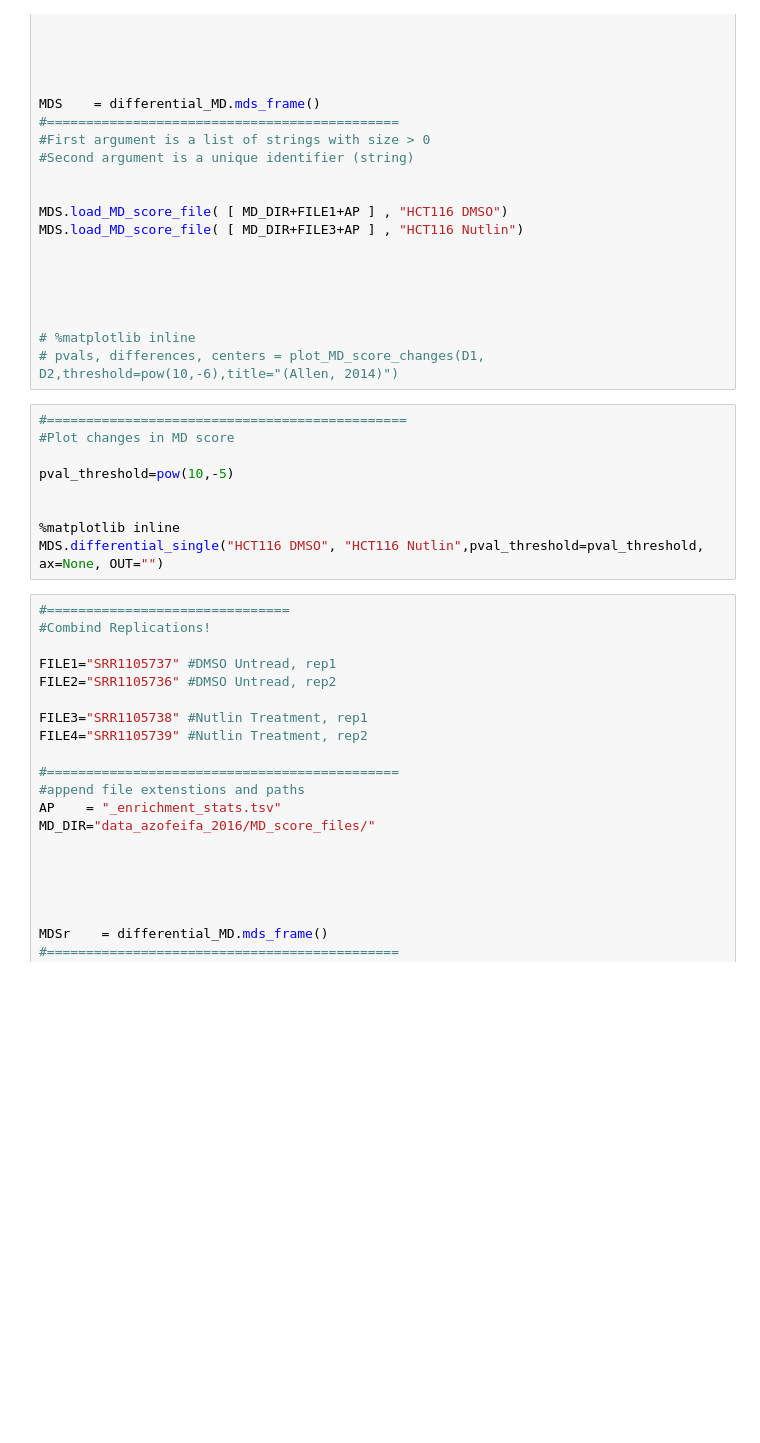
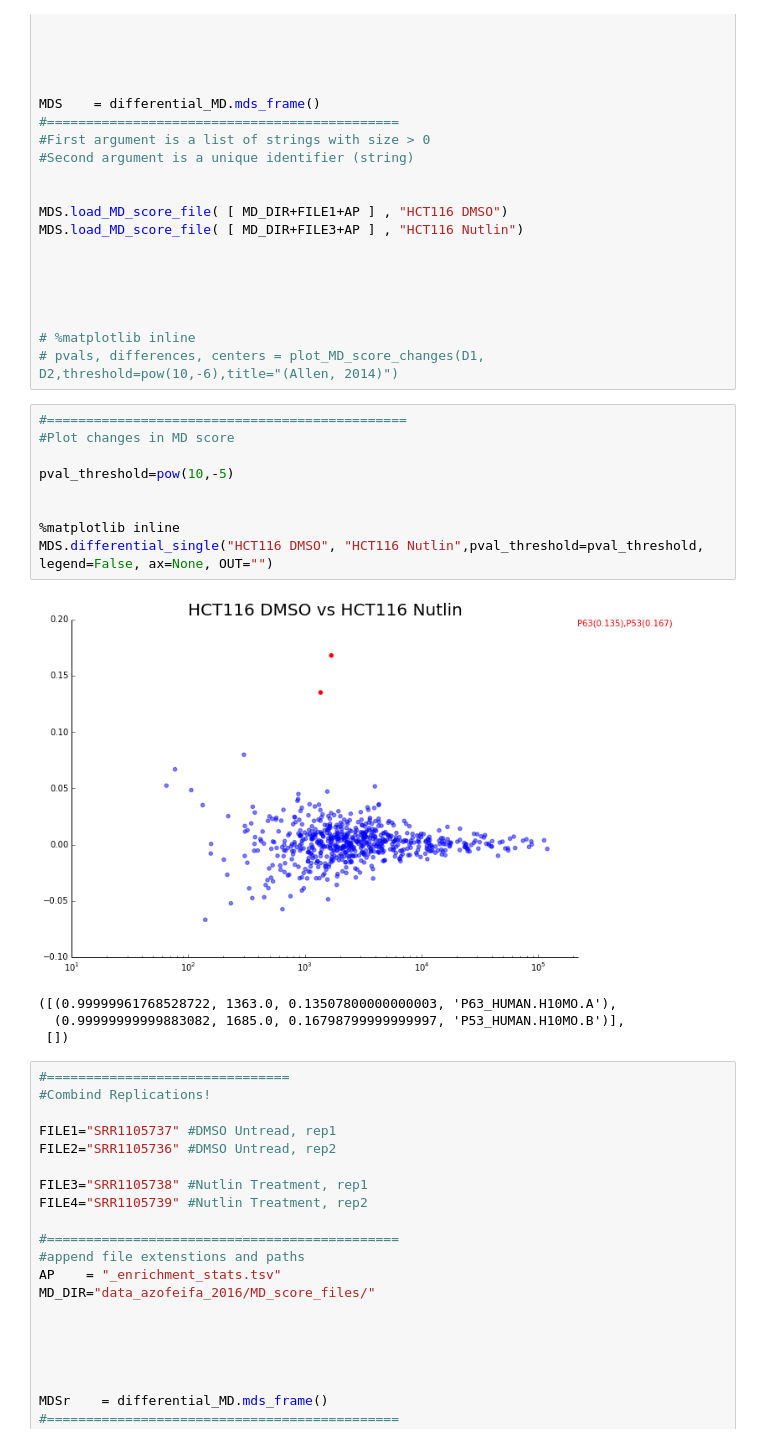
Before and after one commit to azofeifa/motif_displacement_analysis, a Jupyter notebook: MD_score_analysis.ipynb, the cells around one changed output. Cells and saved outputs as stored; diff of their text form; blank space fills up the shorter version.

```diff
--- a/MD_score_analysis.ipynb
+++ b/MD_score_analysis.ipynb
@@ -402,12 +406,17 @@ MDS.load_MD_score_file( [ MD_DIR+FILE3+AP ] , "HCT116 Nutlin")
 # %%
 #==============================================
 #Plot changes in MD score
 
 pval_threshold=pow(10,-5)
 
 
 %matplotlib inline
-MDS.differential_single("HCT116 DMSO", "HCT116 Nutlin",pval_threshold=pval_threshold, ax=None, OUT="")
+MDS.differential_single("HCT116 DMSO", "HCT116 Nutlin",pval_threshold=pval_threshold, legend=False, ax=None, OUT="")
+# %% [output]
+[figure, added]
+([(0.99999961768528722, 1363.0, 0.13507800000000003, 'P63_HUMAN.H10MO.A'),
+  (0.99999999999883082, 1685.0, 0.16798799999999997, 'P53_HUMAN.H10MO.B')],
+ [])
 # %%
 #===============================
 #Combind Replications!
```
Also changed, not shown: parts of 11 cells of this notebook, 1 other file.
